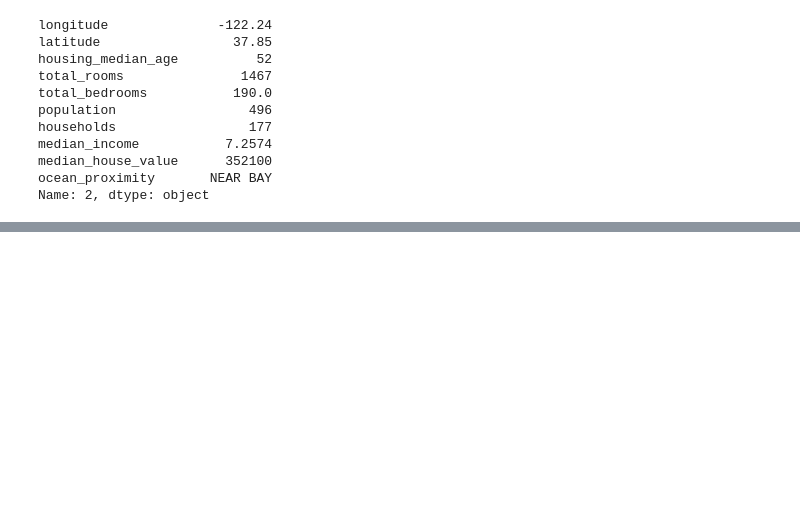
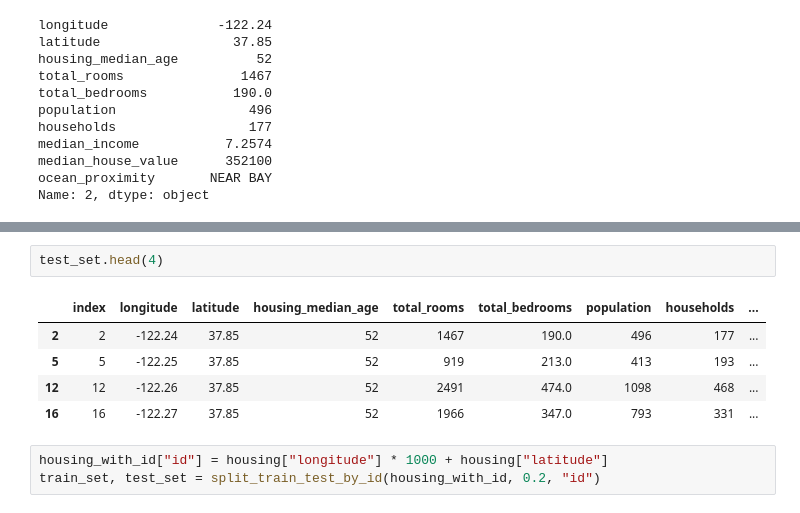
Before and after one commit to mtbulut/california_housing, a Jupyter notebook: istanbul.ipynb, the cells around one changed output, grey strips where cells are left out. Cells and saved outputs as stored; diff of their text form; blank space fills up the shorter version.

```diff
--- a/istanbul.ipynb
+++ b/istanbul.ipynb
@@ -124,0 +162,11 @@ test_set
+# %%
+test_set.head(4)
+# %% [output]
+|  | index | longitude | latitude | housing_median_age | total_rooms | total_bedrooms | population | households | ... |
+| 2 | 2 | -122.24 | 37.85 | 52 | 1467 | 190.0 | 496 | 177 | ... |
+| 5 | 5 | -122.25 | 37.85 | 52 | 919 | 213.0 | 413 | 193 | ... |
+| 12 | 12 | -122.26 | 37.85 | 52 | 2491 | 474.0 | 1098 | 468 | ... |
+| 16 | 16 | -122.27 | 37.85 | 52 | 1966 | 347.0 | 793 | 331 | ... |
+# %%
+housing_with_id["id"] = housing["longitude"] * 1000 + housing["latitude"]
+train_set, test_set = split_train_test_by_id(housing_with_id, 0.2, "id")
```
Also changed, not shown: parts of 8 cells of this notebook, 3 other files.
